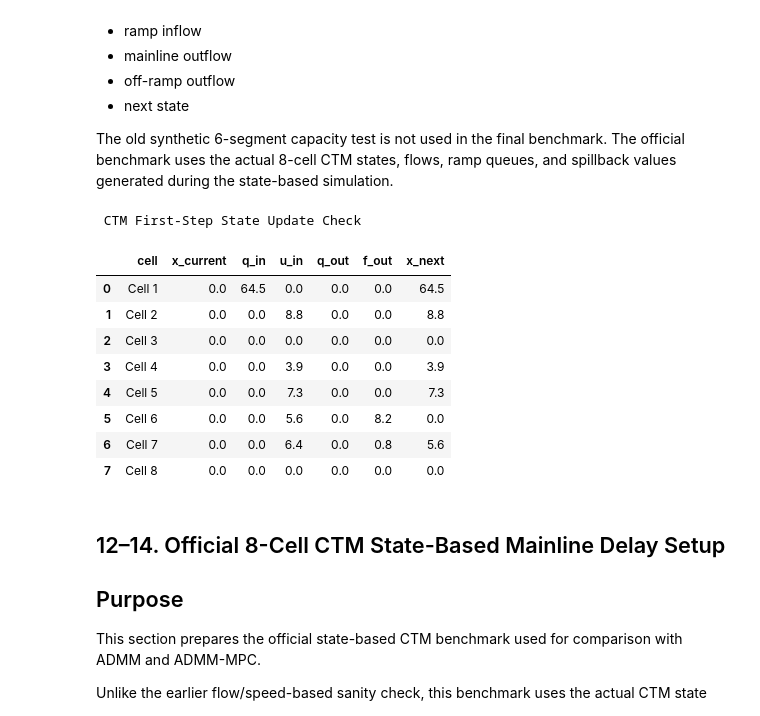
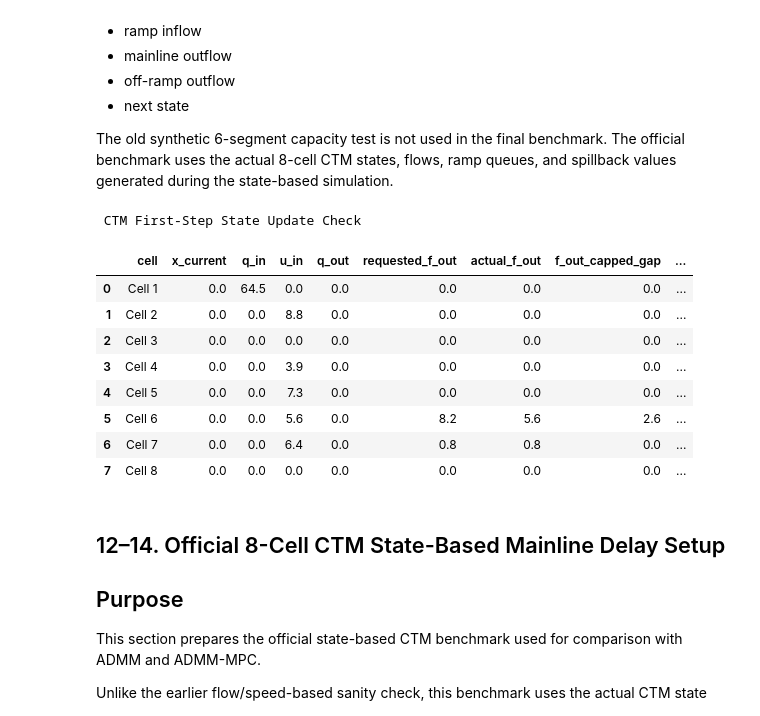
Before and after one commit to IsaacHusaiin/ADMM-Highway-Delay-Control, a Jupyter notebook: Benchmark_calculation.ipynb, the cells around one changed output. Cells and saved outputs as stored; diff of their text form; code cells hidden in the pictures.

```diff
--- a/Benchmark_calculation.ipynb
+++ b/Benchmark_calculation.ipynb
@@ -2276,7 +2276,7 @@ def doorway_capacity_not_given(avg_per_lane_cap, lane_dict, missing_stations):
 
 per_lane_capacity = per_lane_doorway_cap(
     doorway_capacity_given,
-    number_of_lanes
+    station_lane_count
 )
 
 avg_per_lane_cap = average_per_lane_capacity(per_lane_capacity)
@@ -2285,7 +2285,7 @@ missing_stations = ["RED HILL", "FAIRVIEW"]
 
 estimated_capacity = doorway_capacity_not_given(
     avg_per_lane_cap,
-    number_of_lanes,
+    station_lane_count,
     missing_stations
 )
 # %%
@@ -2472,7 +2472,7 @@ num_cells = 8
 cell_length = (segment_end_PM - segment_start_PM) / num_cells
 
 # Number of lanes
-number_of_lanes = {
+cell_lane_count_by_cell  = {
     "Cell 1": 5,
     "Cell 2": 5,
     "Cell 3": 5,
@@ -2484,14 +2484,14 @@ number_of_lanes = {
 }
 # %%
 # Physical capacity calculation
-def calculate_physical_capacity(jam_density, cell_length, number_of_lanes):
+def calculate_physical_capacity(jam_density, cell_length, cell_lane_count_by_cell ):
     N_max_value = {}
 
-    for cell in number_of_lanes:
+    for cell in cell_lane_count_by_cell:
         N_max_value[cell] = (
             jam_density
             * cell_length
-            * number_of_lanes[cell]
+            * cell_lane_count_by_cell[cell]
         )
 
     return N_max_value
@@ -2500,7 +2500,7 @@ def calculate_physical_capacity(jam_density, cell_length, number_of_lanes):
 N_max_value = calculate_physical_capacity(
     jam_density,
     cell_length,
-    number_of_lanes
+    cell_lane_count_by_cell
 )
 
 
@@ -2512,7 +2512,7 @@ physical_capacity_df = pd.DataFrame({
     "cell": list(physical_capacity.keys()),
     "cell_length_miles": [cell_length for _ in physical_capacity],
     "lanes": [
-        number_of_lanes[cell]
+        cell_lane_count_by_cell[cell]
         for cell in physical_capacity
     ],
     "jam_density_veh_mi_lane": [
@@ -3142,8 +3169,7 @@ ctm_test_u_in_step = {
 }
 
 
-ctm_test_x_next, ctm_test_q_out, ctm_test_q_in, ctm_test_sending, ctm_test_receiving = ctm_30sec_step(
-    ctm_test_x_current,
+ctm_test_x_next, ctm_test_q_out, ctm_test_q_in, ctm_test_sending, ctm_test_receiving, ctm_test_actual_f_out = ctm_30sec_step( ctm_test_x_current,
     q_in_boundary_series[0],
     ctm_test_u_in_step,
     f_out_series[0],
@@ -3155,45 +3181,53 @@ ctm_test_x_next, ctm_test_q_out, ctm_test_q_in, ctm_test_sending, ctm_test_recei
 ctm_first_step_check_df = pd.DataFrame({
     "cell": list(ctm_test_x_next.keys()),
     "x_current": [
         ctm_test_x_current[cell]
         for cell in ctm_test_x_next
     ],
     "q_in": [
         ctm_test_q_in[cell]
         for cell in ctm_test_x_next
     ],
     "u_in": [
         ctm_test_u_in_step[cell]
         for cell in ctm_test_x_next
     ],
     "q_out": [
         ctm_test_q_out[cell]
         for cell in ctm_test_x_next
     ],
-    "f_out": [
-        f_out_series[0][cell]
-        for cell in ctm_test_x_next
+    "requested_f_out": [
+    f_out_series[0][cell]
+    for cell in ctm_test_x_next
+    ],
+    "actual_f_out": [
+    ctm_test_actual_f_out[cell]
+    for cell in ctm_test_x_next
+    ],
+    "f_out_capped_gap": [
+    f_out_series[0][cell] - ctm_test_actual_f_out[cell]
+    for cell in ctm_test_x_next
     ],
     "x_next": [
         ctm_test_x_next[cell]
         for cell in ctm_test_x_next
     ],
 })
 
 
 print(" CTM First-Step State Update Check ")
 display(ctm_first_step_check_df.round(3))
 # %% [output]
  CTM First-Step State Update Check
-|  | cell | x_current | q_in | u_in | q_out | f_out | x_next |
-| 0 | Cell 1 | 0.0 | 64.5 | 0.0 | 0.0 | 0.0 | 64.5 |
-| 1 | Cell 2 | 0.0 | 0.0 | 8.8 | 0.0 | 0.0 | 8.8 |
-| 2 | Cell 3 | 0.0 | 0.0 | 0.0 | 0.0 | 0.0 | 0.0 |
-| 3 | Cell 4 | 0.0 | 0.0 | 3.9 | 0.0 | 0.0 | 3.9 |
-| 4 | Cell 5 | 0.0 | 0.0 | 7.3 | 0.0 | 0.0 | 7.3 |
-| 5 | Cell 6 | 0.0 | 0.0 | 5.6 | 0.0 | 8.2 | 0.0 |
-| 6 | Cell 7 | 0.0 | 0.0 | 6.4 | 0.0 | 0.8 | 5.6 |
-| 7 | Cell 8 | 0.0 | 0.0 | 0.0 | 0.0 | 0.0 | 0.0 |
+|  | cell | x_current | q_in | u_in | q_out | requested_f_out | actual_f_out | f_out_capped_gap | ... |
+| 0 | Cell 1 | 0.0 | 64.5 | 0.0 | 0.0 | 0.0 | 0.0 | 0.0 | ... |
+| 1 | Cell 2 | 0.0 | 0.0 | 8.8 | 0.0 | 0.0 | 0.0 | 0.0 | ... |
+| 2 | Cell 3 | 0.0 | 0.0 | 0.0 | 0.0 | 0.0 | 0.0 | 0.0 | ... |
+| 3 | Cell 4 | 0.0 | 0.0 | 3.9 | 0.0 | 0.0 | 0.0 | 0.0 | ... |
+| 4 | Cell 5 | 0.0 | 0.0 | 7.3 | 0.0 | 0.0 | 0.0 | 0.0 | ... |
+| 5 | Cell 6 | 0.0 | 0.0 | 5.6 | 0.0 | 8.2 | 5.6 | 2.6 | ... |
+| 6 | Cell 7 | 0.0 | 0.0 | 6.4 | 0.0 | 0.8 | 0.8 | 0.0 | ... |
+| 7 | Cell 8 | 0.0 | 0.0 | 0.0 | 0.0 | 0.0 | 0.0 | 0.0 | ... |
 # %% [markdown]
 ## 12–14. Official 8-Cell CTM State-Based Mainline Delay Setup
 
```
Also changed, not shown: parts of 26 cells of this notebook.
